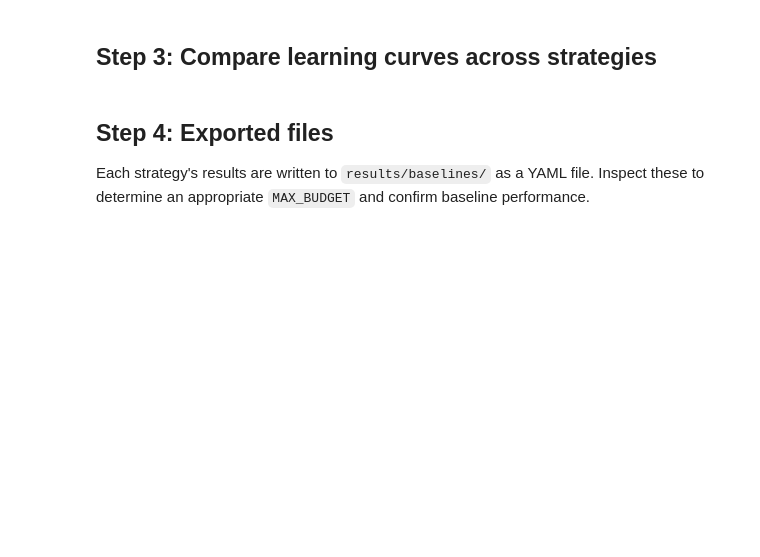
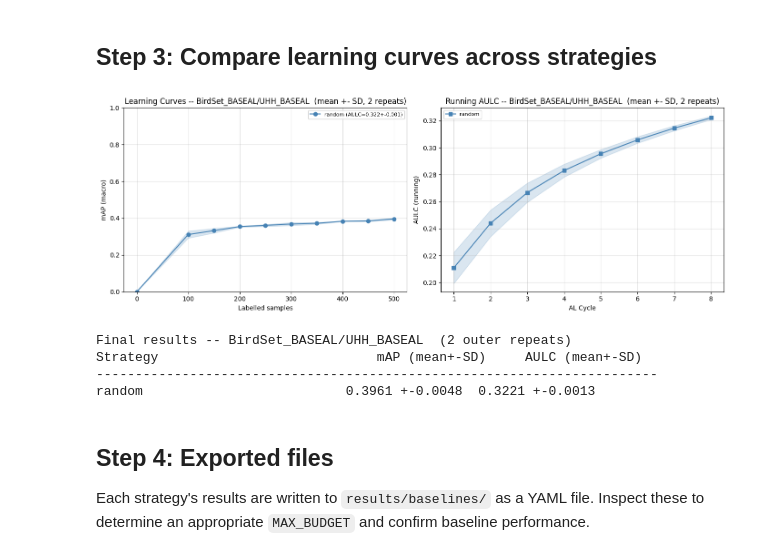
Before and after one commit to cparcerisas/BaseAL, a Jupyter notebook: core/baselines/baseline_eval.ipynb, the cells around one changed output. Cells and saved outputs as stored; diff of their text form; code cells hidden in the pictures; blank space fills up the shorter version.

Commit message:
Fixed warmup issue

```diff
--- a/core/baselines/baseline_eval.ipynb
+++ b/core/baselines/baseline_eval.ipynb
@@ -102,7 +117,7 @@ for strategy in STRATEGIES:
     for rep in range(N_REPEATS):
         print(f"\n  -- Repeat {rep + 1}/{N_REPEATS} --")
 
-        # Fresh ActiveLearner each repeat → random model re-initialisation.
+        # Fresh ActiveLearner each repeat -> random model re-initialisation.
         # repeats=1 disables the internal SD mechanism (handled by this outer loop).
         learner = ActiveLearner(
             embeddings_dir=EMBEDDINGS_DIR,
@@ -113,6 +128,7 @@ for strategy in STRATEGIES:
             sampling_strategy=strategy,
             verbose=False,
             pretrain_samples=PRETRAIN_SAMPLES,
+            warmup_strategy=WARMUP_STRATEGY,
         )
 
         if not _dataset_info_printed:
@@ -122,6 +138,9 @@ for strategy in STRATEGIES:
 
         print(f"  {'Cycle':>5}  {'Labelled':>8}  {'mAP':>8}  {'AULC':>8}")
         print(f"  {'-'*38}")
+        if learner.training_history and learner.training_history[0].get('warmup', False):
+            w = learner.training_history[0]
+            print(f"  {'warmup':>5}  {w['n_labeled']:>8}  {w['mAP']:>8.4f}  {w['aulc_mAP']:>8.4f}")
 
         for cycle in range(N_CYCLES):
             start = time.time()
@@ -129,7 +148,7 @@ for strategy in STRATEGIES:
             if MAX_BUDGET is not None:
                 remaining = MAX_BUDGET - len(learner.labeled_indices)
                 if remaining <= 0:
-                    print(f"  Budget of {MAX_BUDGET} reached — stopping.")
+                    print(f"  Budget of {MAX_BUDGET} reached -- stopping.")
                     break
                 n_to_sample = min(n_to_sample, remaining)
 
@@ -146,5 +165,5 @@ for strategy in STRATEGIES:
     # Summary across repeats
     final_mAPs  = [h[-1]['mAP']       for h in strategy_histories]
     final_aulcs = [h[-1]['aulc_mAP']  for h in strategy_histories]
-    print(f"\n  Final mAP : {np.mean(final_mAPs):.4f} ± {np.std(final_mAPs):.4f}")
-    print(f"  Final AULC: {np.mean(final_aulcs):.4f} ± {np.std(final_aulcs):.4f}")
+    print(f"\n  Final mAP : {np.mean(final_mAPs):.4f} +- {np.std(final_mAPs):.4f}")
+    print(f"  Final AULC: {np.mean(final_aulcs):.4f} +- {np.std(final_aulcs):.4f}")
@@ -160,13 +197,15 @@ def aggregate_histories(histories):
         histories: list of training_history lists, each of length N_CYCLES.
 
     Returns:
-        List of dicts — one entry per cycle — with keys:
+        List of dicts -- one entry per cycle -- with keys:
             cycle, n_labeled,
             mAP_mean, mAP_sd,
             aulc_mAP_mean, aulc_mAP_sd,
             annotation_cost,
             sampling_time_s_mean, sampling_time_s_sd
     """
+    # Exclude warmup records (warmup=True) -- these have no training metrics
+    histories = [[e for e in h if not e.get('warmup', False)] for h in histories]
     n_cycles = min(len(h) for h in histories)
     agg = []
     for c in range(n_cycles):
@@ -194,55 +233,74 @@ fig, axes = plt.subplots(1, 2, figsize=(14, 5))
 for (strategy, histories), color in zip(results.items(), colors):
     agg = aggregate_histories(histories)
 
-    n_labeled   = np.array([0]   + [a['n_labeled']    for a in agg])
-    mAP_means   = np.array([0.0] + [a['mAP_mean']     for a in agg])
-    mAP_sds     = np.array([0.0] + [a['mAP_sd']       for a in agg])
+    # Include warmup anchor (pretrain_samples, 0.0) when warm-up was applied
+    # Aggregate warmup mAP across repeats; origin always stays at (0, 0)
+    _wu = [next((e for e in h if e.get('warmup', False)), None) for h in histories]
+    _wu = [e for e in _wu if e is not None]
+    if _wu:
+        x_anchors  = [0, _wu[0]['n_labeled']]
+        y_anchors  = [0.0, float(np.mean([e['mAP'] for e in _wu]))]
+        sd_anchors = [0.0, float(np.std( [e['mAP'] for e in _wu]))]
+    else:
+        x_anchors  = [0]
+        y_anchors  = [0.0]
+        sd_anchors = [0.0]
+
+    n_labeled   = np.array(x_anchors  + [a['n_labeled']    for a in agg])
+    mAP_means   = np.array(y_anchors  + [a['mAP_mean']     for a in agg])
+    mAP_sds     = np.array(sd_anchors + [a['mAP_sd']       for a in agg])
     aulc_means  = np.array([a['aulc_mAP_mean'] for a in agg])
     aulc_sds    = np.array([a['aulc_mAP_sd']  for a in agg])
     cycles      = np.arange(1, len(aulc_means) + 1)
 
     final_aulc_mean = agg[-1]['aulc_mAP_mean']
     final_aulc_sd   = agg[-1]['aulc_mAP_sd']
-    label = f"{strategy} (AULC={final_aulc_mean:.3f}±{final_aulc_sd:.3f})"
+    label = f"{strategy} (AULC={final_aulc_mean:.3f}+-{final_aulc_sd:.3f})"
 
     # mAP learning curve
     axes[0].plot(n_labeled, mAP_means, marker='o', color=color, label=label)
     axes[0].fill_between(n_labeled,
                          mAP_means - mAP_sds,
                          mAP_means + mAP_sds,
                          alpha=0.2, color=color)
 
     # Running AULC curve
     axes[1].plot(cycles, aulc_means, marker='s', color=color, label=strategy)
     axes[1].fill_between(cycles,
                          aulc_means - aulc_sds,
                          aulc_means + aulc_sds,
                          alpha=0.2, color=color)
 
 axes[0].set_xlabel('Labelled samples')
 axes[0].set_ylabel('mAP (macro)')
-axes[0].set_title(f'Learning Curves — {DATASET_NAME}  (mean ± SD, {N_REPEATS} repeats)')
+axes[0].set_title(f'Learning Curves -- {DATASET_NAME}  (mean +- SD, {N_REPEATS} repeats)')
 axes[0].set_ylim(0, 1)
 axes[0].legend(fontsize=8)
 axes[0].grid(True, alpha=0.4)
 
 axes[1].set_xlabel('AL Cycle')
 axes[1].set_ylabel('AULC (running)')
-axes[1].set_title(f'Running AULC — {DATASET_NAME}  (mean ± SD, {N_REPEATS} repeats)')
+axes[1].set_title(f'Running AULC -- {DATASET_NAME}  (mean +- SD, {N_REPEATS} repeats)')
 axes[1].legend(fontsize=8)
 axes[1].grid(True, alpha=0.4)
 
 plt.tight_layout()
 plt.show()
 
-print(f"\nFinal results — {DATASET_NAME}  ({N_REPEATS} outer repeats)")
-print(f"{'Strategy':<30}  {'mAP (mean±SD)':>18}  {'AULC (mean±SD)':>18}")
+print(f"\nFinal results -- {DATASET_NAME}  ({N_REPEATS} outer repeats)")
+print(f"{'Strategy':<30}  {'mAP (mean+-SD)':>18}  {'AULC (mean+-SD)':>18}")
 print("-" * 72)
 for strategy, histories in results.items():
     agg = aggregate_histories(histories)
     final = agg[-1]
-    print(f"{strategy:<30}  {final['mAP_mean']:>6.4f} ±{final['mAP_sd']:>6.4f}  "
-          f"{final['aulc_mAP_mean']:>6.4f} ±{final['aulc_mAP_sd']:>6.4f}")
+    print(f"{strategy:<30}  {final['mAP_mean']:>6.4f} +-{final['mAP_sd']:>6.4f}  "
+          f"{final['aulc_mAP_mean']:>6.4f} +-{final['aulc_mAP_sd']:>6.4f}")
+# %% [output]
+[figure, added]
+Final results -- BirdSet_BASEAL/UHH_BASEAL  (2 outer repeats)
+Strategy                            mAP (mean+-SD)     AULC (mean+-SD)
+------------------------------------------------------------------------
+random                          0.3961 +-0.0048  0.3221 +-0.0013
 # %% [markdown]
 ## Step 4: Exported files
 
```
Also changed, not shown: parts of 7 cells of this notebook, 7 other files.
